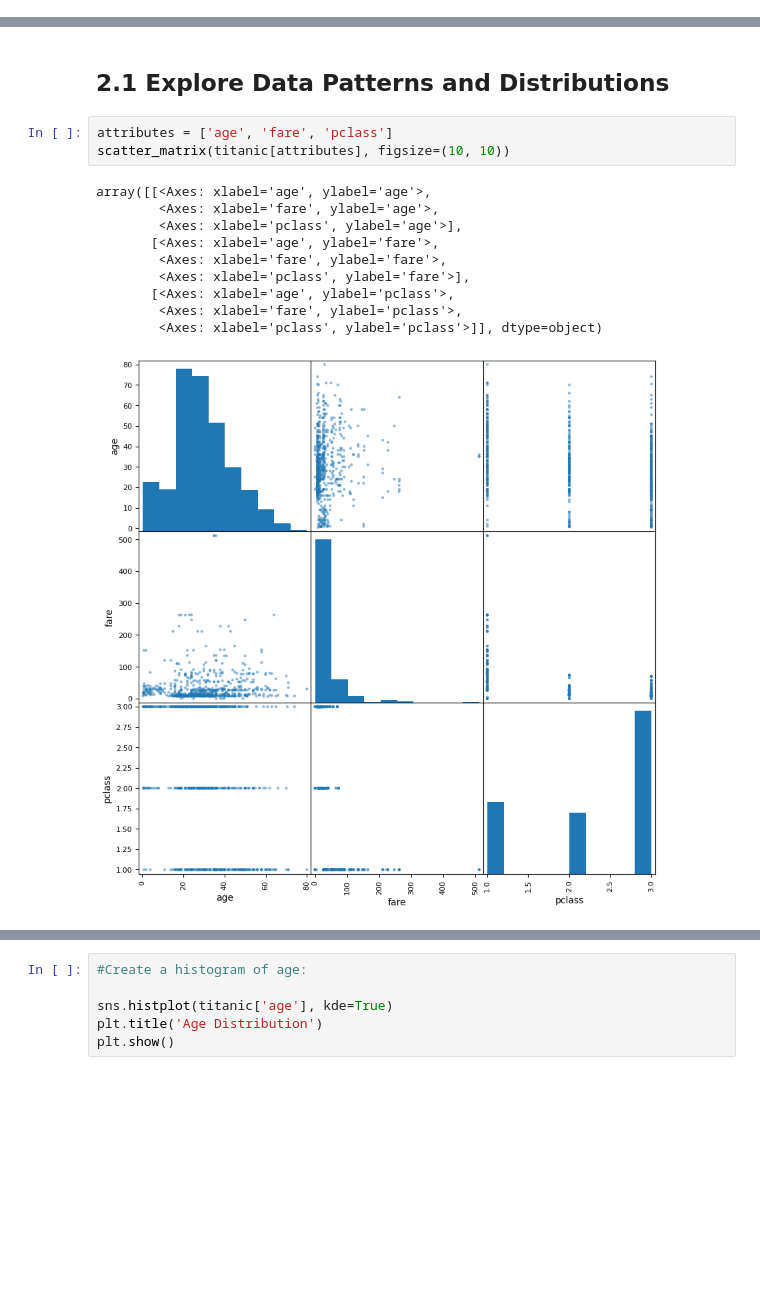
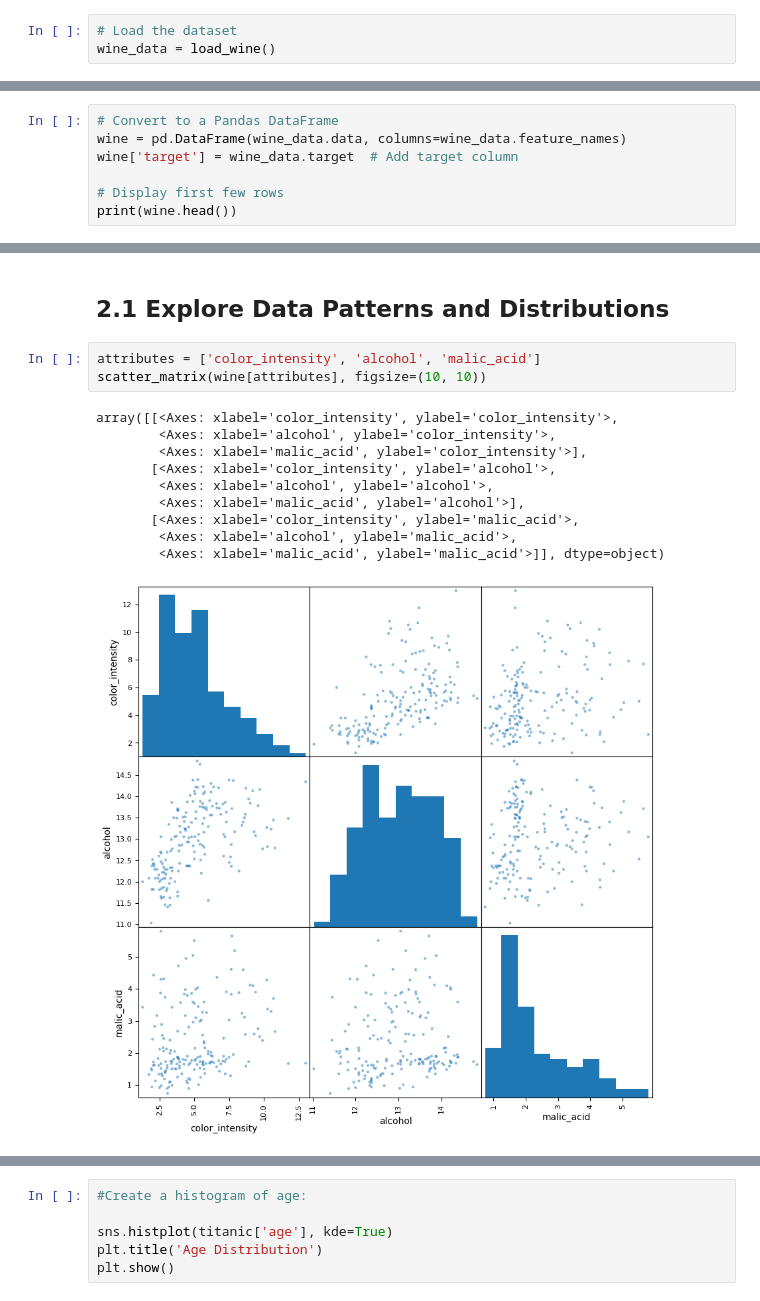
Before and after one commit to JBtallgrass/applied-ml-jballard, a Jupyter notebook: lab02/ml02_jballard bonus.ipynb, the cells around one changed output, grey strips where cells are left out. Drawn from its saved outputs; the diff is of its cells as text; blank space fills up the shorter version.

```diff
--- a/lab02/ml02_jballard bonus.ipynb
+++ b/lab02/ml02_jballard bonus.ipynb
@@ -18,2 +16,5 @@ titanic = sns.load_dataset('titanic')
+# %%
+# Load the dataset
+wine_data = load_wine()
 # %% [markdown]
 ## Section 1. Import and Inspect the Data
@@ -59,0 +21,7 @@ print(titanic.head(10))
+# %%
+# Convert to a Pandas DataFrame
+wine = pd.DataFrame(wine_data.data, columns=wine_data.feature_names)
+wine['target'] = wine_data.target  # Add target column
+
+# Display first few rows
+print(wine.head())
@@ -129,16 +123,16 @@ alone         0.404744  1.000000
 # %% [markdown]
 ## 2.1 Explore Data Patterns and Distributions
 # %%
-attributes = ['age', 'fare', 'pclass']
-scatter_matrix(titanic[attributes], figsize=(10, 10))
+attributes = ['color_intensity', 'alcohol', 'malic_acid']
+scatter_matrix(wine[attributes], figsize=(10, 10))
 # %% [output]
-array([[<Axes: xlabel='age', ylabel='age'>,
-        <Axes: xlabel='fare', ylabel='age'>,
-        <Axes: xlabel='pclass', ylabel='age'>],
-       [<Axes: xlabel='age', ylabel='fare'>,
-        <Axes: xlabel='fare', ylabel='fare'>,
-        <Axes: xlabel='pclass', ylabel='fare'>],
-       [<Axes: xlabel='age', ylabel='pclass'>,
-        <Axes: xlabel='fare', ylabel='pclass'>,
-        <Axes: xlabel='pclass', ylabel='pclass'>]], dtype=object)
+array([[<Axes: xlabel='color_intensity', ylabel='color_intensity'>,
+        <Axes: xlabel='alcohol', ylabel='color_intensity'>,
+        <Axes: xlabel='malic_acid', ylabel='color_intensity'>],
+       [<Axes: xlabel='color_intensity', ylabel='alcohol'>,
+        <Axes: xlabel='alcohol', ylabel='alcohol'>,
+        <Axes: xlabel='malic_acid', ylabel='alcohol'>],
+       [<Axes: xlabel='color_intensity', ylabel='malic_acid'>,
+        <Axes: xlabel='alcohol', ylabel='malic_acid'>,
+        <Axes: xlabel='malic_acid', ylabel='malic_acid'>]], dtype=object)
-[figure, old version]
+[figure, new version]
```
Also changed, not shown: parts of 10 cells of this notebook.
